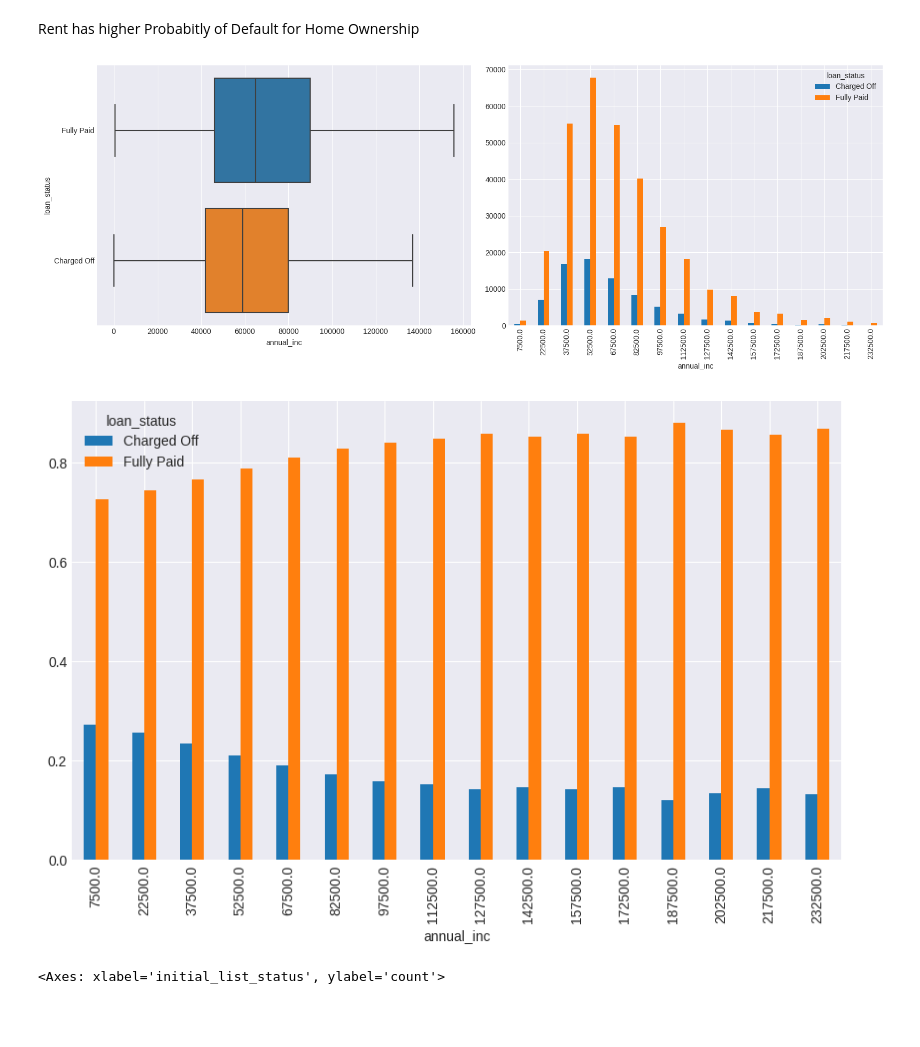
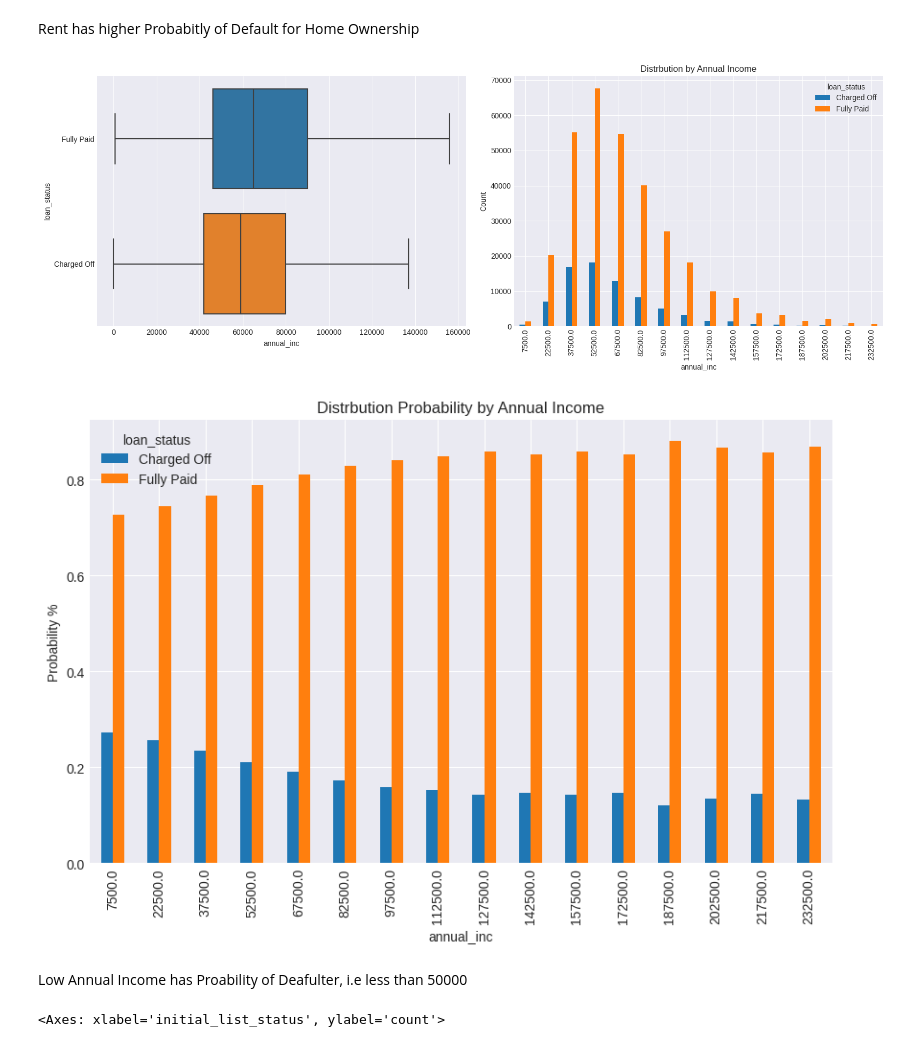
Before and after one commit to jdeepanshu/Loan_MSME, a Jupyter notebook: loan_msme.ipynb, the cells around one changed output. Drawn from its saved outputs; the diff is of its cells as text; code cells hidden in the pictures; blank space fills up the shorter version.

```diff
--- a/loan_msme.ipynb
+++ b/loan_msme.ipynb
@@ -645,20 +649,25 @@ sns.boxplot(data=df, y="loan_status", x=item, showfliers=False,ax=axes[0])
 
 bins = pd.interval_range(start=round(df[item].min()), end=round(df[item].quantile(.99)), freq=15000)
 pd.crosstab(index=pd.cut(df[item], bins=bins).apply(lambda x: round(x.mid, 2)), columns=df["loan_status"]).plot(kind="bar", ax=axes[1])
-
+axes[1].set_title("Distrbution by Annual Income")
+axes[1].set_ylabel("Count")
 
 plt.tight_layout()
 
 # plt.title("Loan Status by "+ item )
 plt.show()
 # %% [output]
-[figure, old version]
+[figure, new version]
 # %%
 fig, ax = plt.subplots(figsize=(10, 6))
 pd.crosstab(index=pd.cut(df[item], bins=bins).apply(lambda x: round(x.mid, 2)), columns=df["loan_status"], normalize='index').plot(kind="bar", ax=ax)
+ax.set_title("Distrbution Probability by Annual Income")
+ax.set_ylabel("Probability %")
 plt.show()
 # %% [output]
-[figure, old version]
+[figure, new version]
+# %% [markdown]
+Low Annual Income has Proability of Deafulter, i.e less than 50000
 # %%
 sns.countplot(x='initial_list_status',data=df,hue='loan_status')
 # %% [output]
```
Also changed, not shown: parts of 13 cells of this notebook.
